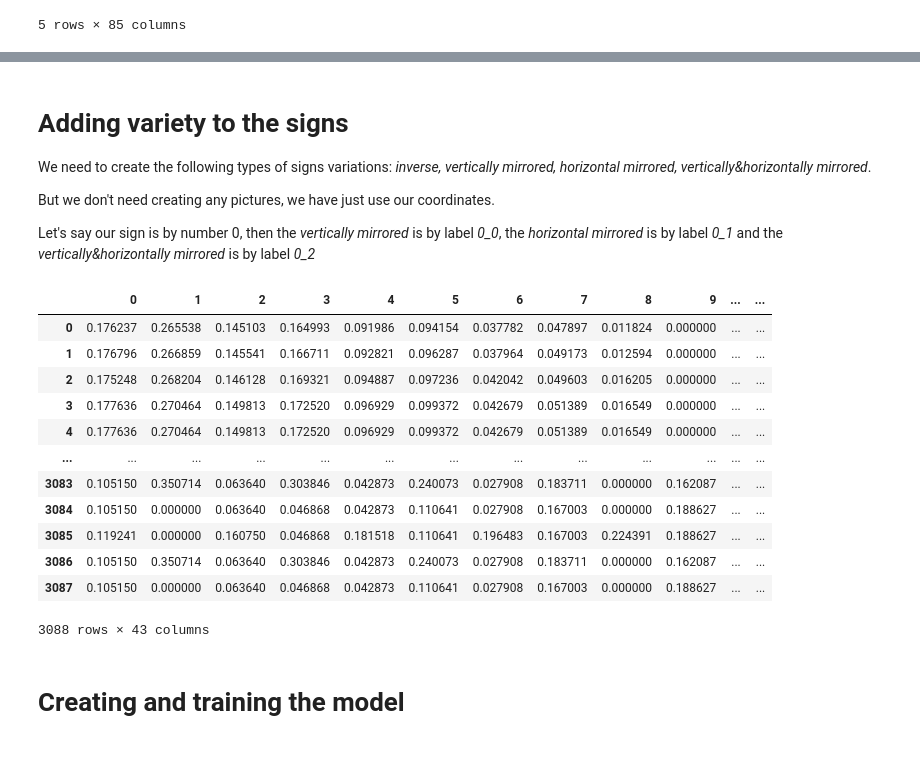
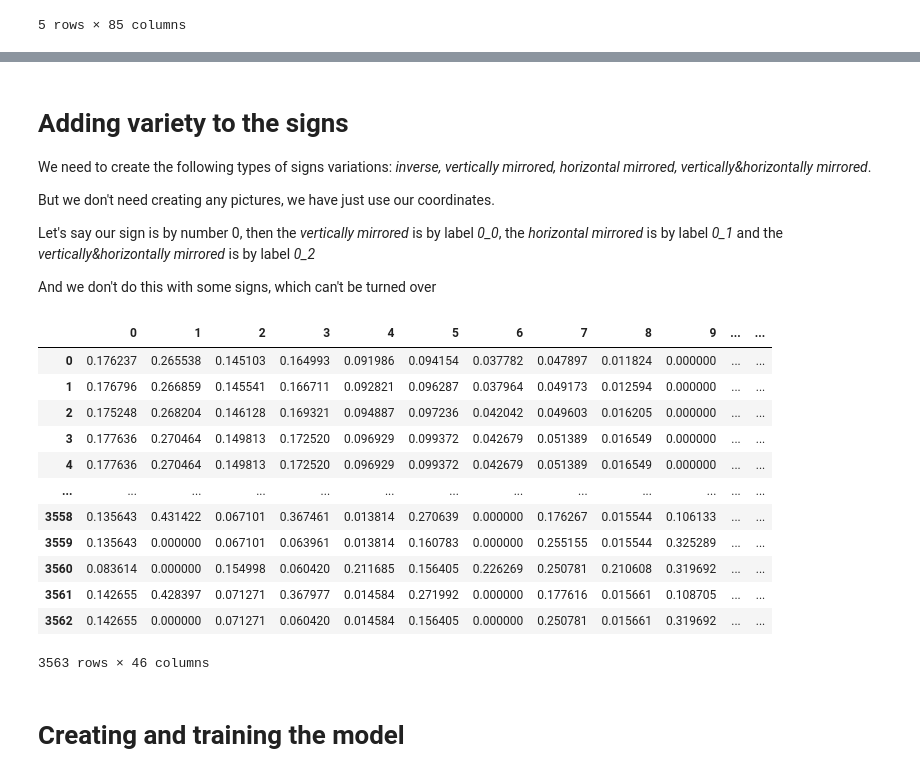
Before and after one commit to YESsPeace/simple-sign-language-detection, a Jupyter notebook: train_model.ipynb, the cells around one changed output, grey strips where cells are left out. Cells and saved outputs as stored; diff of their text form; code cells hidden in the pictures.

Commit message:
Model updated: added new signs, updated the code, that making variety of signs

```diff
--- a/train_model.ipynb
+++ b/train_model.ipynb
@@ -147,0 +109,3 @@ plt.show()
+# %%
+df[['vertically_mirror_able', 'horizontal_mirror_able', 'vertically_horizontally_mirror_able']] = False
+df.head()
@@ -147,0 +141,4 @@ plt.show()
+# %%
+df.loc[df['sign_number'] == '11', ['horizontal_mirror_able']] = True
+
+df
@@ -153,49 +164,52 @@ We need to create the following types of signs variations: *inverse, vertically
 But we don't need creating any pictures, we have just use our coordinates.
 
 Let's say our sign is by number 0, then the *vertically mirrored* is by label *0_0*, the *horizontal mirrored* is by label *0_1* and the *vertically&horizontally mirrored* is by label *0_2*
+
+And we don't do this with some signs, which can't be turned over
 # %%
 new_df = df
 
 for i, df_line in df.iterrows():
     sign_number = df_line['sign_number']
 
-    df_line_x = df_line[:-1:2]
-    df_line_y = df_line[1::2]
+    df_line_x = df_line[:42:2]
+    df_line_y = df_line[1:42:2]
 
     x_min, y_min = df_line_x.min(), df_line_y.min()
     x_max, y_max = df_line_x.max(), df_line_y.max()
 
     vertically_mirrored = []
     horizontal_mirrored = []
     vertically_horizontally_mirrored = []
 
+    mirrors = (vertically_mirrored, horizontal_mirrored, vertically_horizontally_mirrored)
+    mirror_able_columns = ['vertically_mirror_able', 'horizontal_mirror_able', 'vertically_horizontally_mirror_able']
+
     for x, y in zip(df_line_x, df_line_y):
         vertically_mirrored.extend((x, y_max - y))
         horizontal_mirrored.extend((x_max - x, y))
         vertically_horizontally_mirrored.extend((x_max - x, y_max - y))
 
-    vertically_mirrored.append(sign_number + '_0')
-    horizontal_mirrored.append(sign_number + '_1')
-    vertically_horizontally_mirrored.append(sign_number + '_2')
-
-    for mirror in (vertically_mirrored, horizontal_mirrored, vertically_horizontally_mirrored):
-        new_df = pd.concat([new_df, pd.DataFrame([mirror], columns=df.columns)], ignore_index=True)
+    for mirror, column, j in zip(mirrors, mirror_able_columns, ['_0', '_1', '_2']):
+        if df_line[column] is True:
+            mirror.extend((sign_number + j, *df_line[mirror_able_columns]))
+            new_df = pd.concat([new_df, pd.DataFrame([mirror], columns=df.columns)], ignore_index=True)
 
 new_df
 # %% [output]
 |  | 0 | 1 | 2 | 3 | 4 | 5 | 6 | 7 | 8 | 9 | ... | ... |
 | 0 | 0.176237 | 0.265538 | 0.145103 | 0.164993 | 0.091986 | 0.094154 | 0.037782 | 0.047897 | 0.011824 | 0.000000 | ... | ... |
 | 1 | 0.176796 | 0.266859 | 0.145541 | 0.166711 | 0.092821 | 0.096287 | 0.037964 | 0.049173 | 0.012594 | 0.000000 | ... | ... |
 | 2 | 0.175248 | 0.268204 | 0.146128 | 0.169321 | 0.094887 | 0.097236 | 0.042042 | 0.049603 | 0.016205 | 0.000000 | ... | ... |
 | 3 | 0.177636 | 0.270464 | 0.149813 | 0.172520 | 0.096929 | 0.099372 | 0.042679 | 0.051389 | 0.016549 | 0.000000 | ... | ... |
 | 4 | 0.177636 | 0.270464 | 0.149813 | 0.172520 | 0.096929 | 0.099372 | 0.042679 | 0.051389 | 0.016549 | 0.000000 | ... | ... |
 | ... | ... | ... | ... | ... | ... | ... | ... | ... | ... | ... | ... | ... |
-| 3083 | 0.105150 | 0.350714 | 0.063640 | 0.303846 | 0.042873 | 0.240073 | 0.027908 | 0.183711 | 0.000000 | 0.162087 | ... | ... |
-| 3084 | 0.105150 | 0.000000 | 0.063640 | 0.046868 | 0.042873 | 0.110641 | 0.027908 | 0.167003 | 0.000000 | 0.188627 | ... | ... |
-| 3085 | 0.119241 | 0.000000 | 0.160750 | 0.046868 | 0.181518 | 0.110641 | 0.196483 | 0.167003 | 0.224391 | 0.188627 | ... | ... |
-| 3086 | 0.105150 | 0.350714 | 0.063640 | 0.303846 | 0.042873 | 0.240073 | 0.027908 | 0.183711 | 0.000000 | 0.162087 | ... | ... |
-| 3087 | 0.105150 | 0.000000 | 0.063640 | 0.046868 | 0.042873 | 0.110641 | 0.027908 | 0.167003 | 0.000000 | 0.188627 | ... | ... |
+| 3558 | 0.135643 | 0.431422 | 0.067101 | 0.367461 | 0.013814 | 0.270639 | 0.000000 | 0.176267 | 0.015544 | 0.106133 | ... | ... |
+| 3559 | 0.135643 | 0.000000 | 0.067101 | 0.063961 | 0.013814 | 0.160783 | 0.000000 | 0.255155 | 0.015544 | 0.325289 | ... | ... |
+| 3560 | 0.083614 | 0.000000 | 0.154998 | 0.060420 | 0.211685 | 0.156405 | 0.226269 | 0.250781 | 0.210608 | 0.319692 | ... | ... |
+| 3561 | 0.142655 | 0.428397 | 0.071271 | 0.367977 | 0.014584 | 0.271992 | 0.000000 | 0.177616 | 0.015661 | 0.108705 | ... | ... |
+| 3562 | 0.142655 | 0.000000 | 0.071271 | 0.060420 | 0.014584 | 0.156405 | 0.000000 | 0.250781 | 0.015661 | 0.319692 | ... | ... |
-3088 rows × 43 columns
+3563 rows × 46 columns
 # %% [markdown]
 # Creating and training the model
 # %%
```
Also changed, not shown: parts of 13 cells of this notebook, 5 other files.
